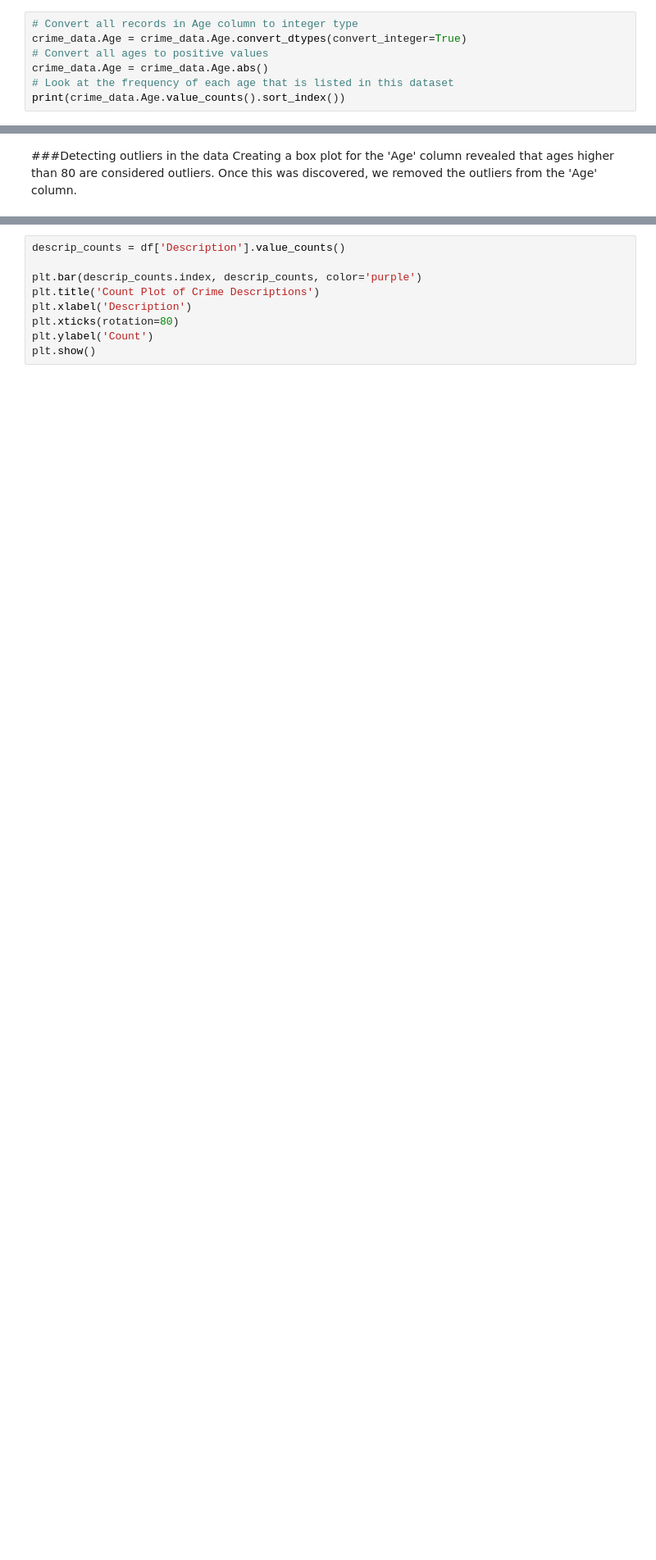
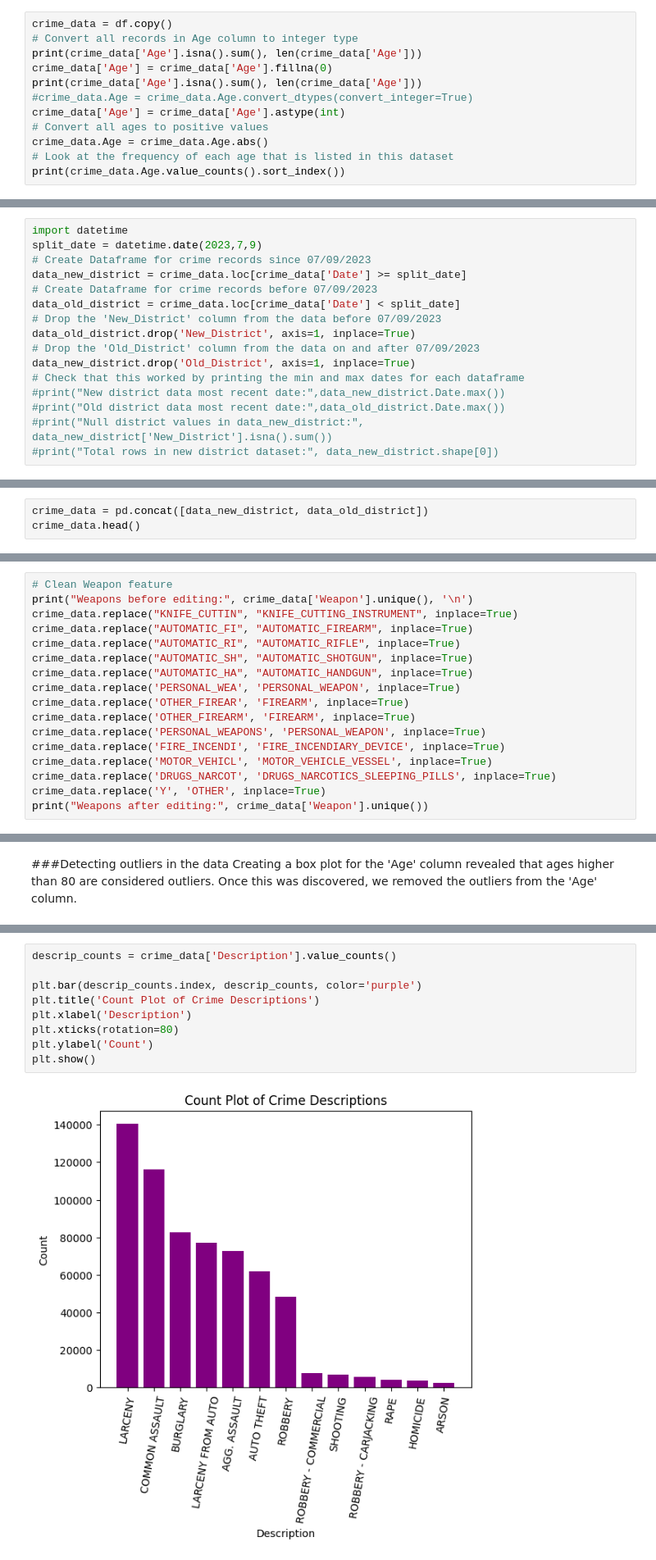
Before and after one commit to mariap13/CMSC320-FinalProject, a Jupyter notebook: CMSC320_Final_Project_MP_KRT.ipynb, the cells around one changed output, grey strips where cells are left out. Shown at 82% size. Drawn from its saved outputs; the diff is of its cells as text; blank space fills up the shorter version.

Commit message:
Cleaned features for dataset

```diff
--- a/CMSC320_Final_Project_MP_KRT.ipynb
+++ b/CMSC320_Final_Project_MP_KRT.ipynb
@@ -124,6 +132,11 @@ The 'Age' column was set to integers from float values, and the frequencies of a
 # %%
+crime_data = df.copy()
 # Convert all records in Age column to integer type
-crime_data.Age = crime_data.Age.convert_dtypes(convert_integer=True)
+print(crime_data['Age'].isna().sum(), len(crime_data['Age']))
+crime_data['Age'] = crime_data['Age'].fillna(0)
+print(crime_data['Age'].isna().sum(), len(crime_data['Age']))
+#crime_data.Age = crime_data.Age.convert_dtypes(convert_integer=True)
+crime_data['Age'] = crime_data['Age'].astype(int)
 # Convert all ages to positive values
 crime_data.Age = crime_data.Age.abs()
 # Look at the frequency of each age that is listed in this dataset
@@ -150,0 +208,16 @@ crime_data['Date'].loc['2023-01-01':'2023-07-01']
+# %%
+import datetime
+split_date = datetime.date(2023,7,9)
+# Create Dataframe for crime records since 07/09/2023
+data_new_district = crime_data.loc[crime_data['Date'] >= split_date]
+# Create Dataframe for crime records before 07/09/2023
+data_old_district = crime_data.loc[crime_data['Date'] < split_date]
+# Drop the 'New_District' column from the data before 07/09/2023
+data_old_district.drop('New_District', axis=1, inplace=True)
+# Drop the 'Old_District' column from the data on and after 07/09/2023
+data_new_district.drop('Old_District', axis=1, inplace=True)
+# Check that this worked by printing the min and max dates for each dataframe
+#print("New district data most recent date:",data_new_district.Date.max())
+#print("Old district data most recent date:",data_old_district.Date.max())
+#print("Null district values in data_new_district:", data_new_district['New_District'].isna().sum())
+#print("Total rows in new district dataset:", data_new_district.shape[0])
@@ -150,0 +366,3 @@ crime_data['Date'].loc['2023-01-01':'2023-07-01']
+# %%
+crime_data = pd.concat([data_new_district, data_old_district])
+crime_data.head()
@@ -156,0 +391,17 @@ crime_data.head()
+# %%
+# Clean Weapon feature
+print("Weapons before editing:", crime_data['Weapon'].unique(), '\n')
+crime_data.replace("KNIFE_CUTTIN", "KNIFE_CUTTING_INSTRUMENT", inplace=True)
+crime_data.replace("AUTOMATIC_FI", "AUTOMATIC_FIREARM", inplace=True)
+crime_data.replace("AUTOMATIC_RI", "AUTOMATIC_RIFLE", inplace=True)
+crime_data.replace("AUTOMATIC_SH", "AUTOMATIC_SHOTGUN", inplace=True)
+crime_data.replace("AUTOMATIC_HA", "AUTOMATIC_HANDGUN", inplace=True)
+crime_data.replace('PERSONAL_WEA', 'PERSONAL_WEAPON', inplace=True)
+crime_data.replace('OTHER_FIREAR', 'FIREARM', inplace=True)
+crime_data.replace('OTHER_FIREARM', 'FIREARM', inplace=True)
+crime_data.replace('PERSONAL_WEAPONS', 'PERSONAL_WEAPON', inplace=True)
+crime_data.replace('FIRE_INCENDI', 'FIRE_INCENDIARY_DEVICE', inplace=True)
+crime_data.replace('MOTOR_VEHICL', 'MOTOR_VEHICLE_VESSEL', inplace=True)
+crime_data.replace('DRUGS_NARCOT', 'DRUGS_NARCOTICS_SLEEPING_PILLS', inplace=True)
+crime_data.replace('Y', 'OTHER', inplace=True)
+print("Weapons after editing:", crime_data['Weapon'].unique())
@@ -184,10 +473,12 @@ df.drop(index_names, inplace=True)#drop outlier ages from the dataset
 # %%
-descrip_counts = df['Description'].value_counts()
+descrip_counts = crime_data['Description'].value_counts()
 
 plt.bar(descrip_counts.index, descrip_counts, color='purple')
 plt.title('Count Plot of Crime Descriptions')
 plt.xlabel('Description')
 plt.xticks(rotation=80)
 plt.ylabel('Count')
 plt.show()
+# %% [output]
+[figure, added]
 # %% [markdown]
```
Also changed, not shown: parts of 37 cells of this notebook.
